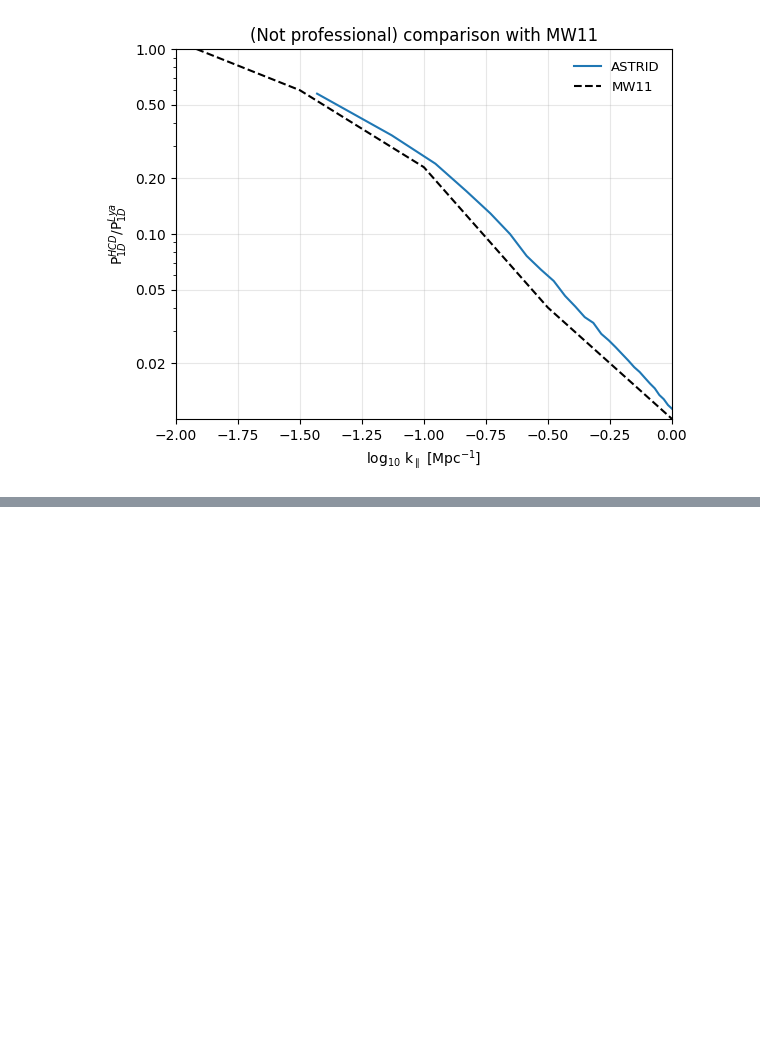
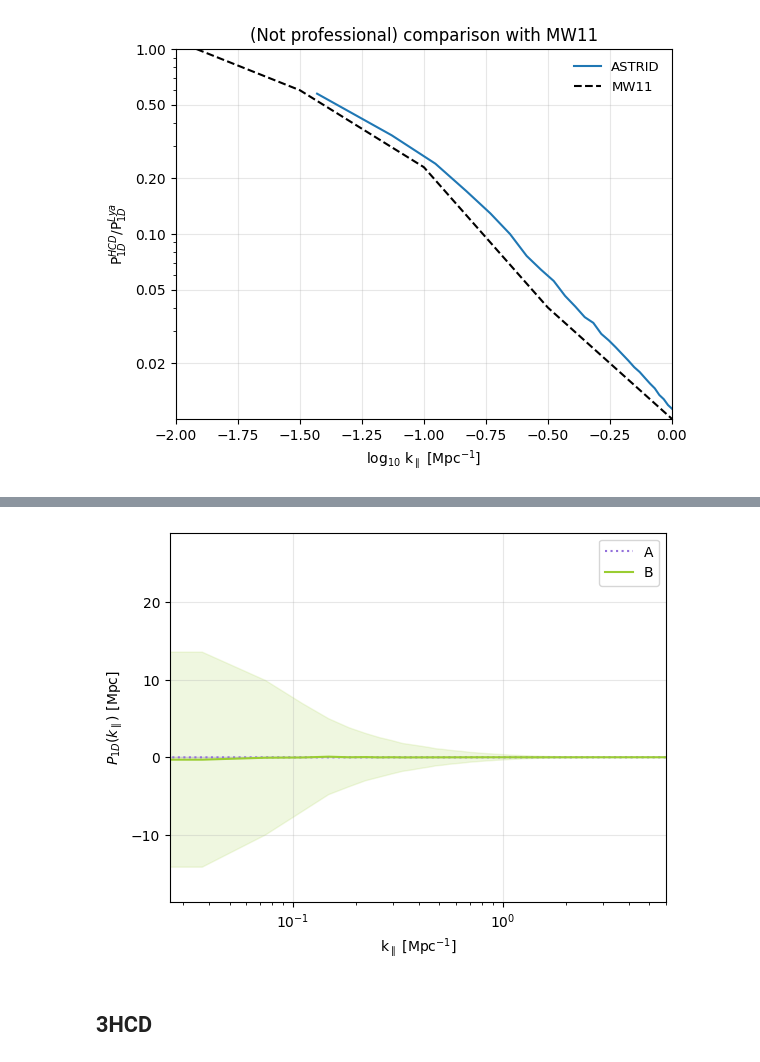
Before and after one commit to andreufont/astrid_hcd, a Jupyter notebook: SimulationFields/P1d.ipynb, the cells around one changed output, grey strips where cells are left out. Cells and saved outputs as stored; diff of their text form; code cells hidden in the pictures; blank space fills up the shorter version.

```diff
--- a/SimulationFields/P1d.ipynb
+++ b/SimulationFields/P1d.ipynb
@@ -185,0 +238,21 @@ plt.title('(Not professional) comparison with MW11');
+# %%
+p1ds_3lyaA = fft_lyahcd*fft_lya.conjugate()*Lbox*hubble/(Np**2)
+p1ds_3lyaB = fft_lya*fft_lyahcd.conjugate()*fft_hcd.conjugate()*Lbox*hubble/(Np**2)
+# %%
+P1d_3lyaA = np.mean(p1ds_3lyaA, axis=0)
+P1d_std_3lyaA = np.std(p1ds_3lyaA, axis=0)
+P1d_3lyaB = np.mean(p1ds_3lyaB, axis=0)
+P1d_std_3lyaB = np.std(p1ds_3lyaB, axis=0)
+# %%
+plt.plot(k_los, P1d_3lyaA, color='mediumpurple', linestyle=':', label='A')
+plt.fill_between(k_los, (P1d_3lyaA-(P1d_std_3lyaA/2)), (P1d_3lyaA+(P1d_std_3lyaA/2)), color='mediumpurple', alpha=0.15)
+plt.plot(k_los, P1d_3lyaB, color='yellowgreen', label='B')
+plt.fill_between(k_los, (P1d_3lyaB-(P1d_std_3lyaB/2)), (P1d_3lyaB+(P1d_std_3lyaB/2)), color='yellowgreen', alpha=0.15)
+plt.xscale('log')
+plt.legend()
+plt.grid(alpha=0.3)
+plt.xlim(right=6)
+plt.xlabel(r'k$_\parallel$ [Mpc$^{-1}$]')
+plt.ylabel(r'$P_{1D}(k_\parallel)$ [Mpc]');
+# %% [output]
+[figure, added]
@@ -185,0 +275,2 @@ plt.title('(Not professional) comparison with MW11');
+# %% [markdown]
+## 3HCD
```
Also changed, not shown: parts of 24 cells of this notebook, 2 other files.
